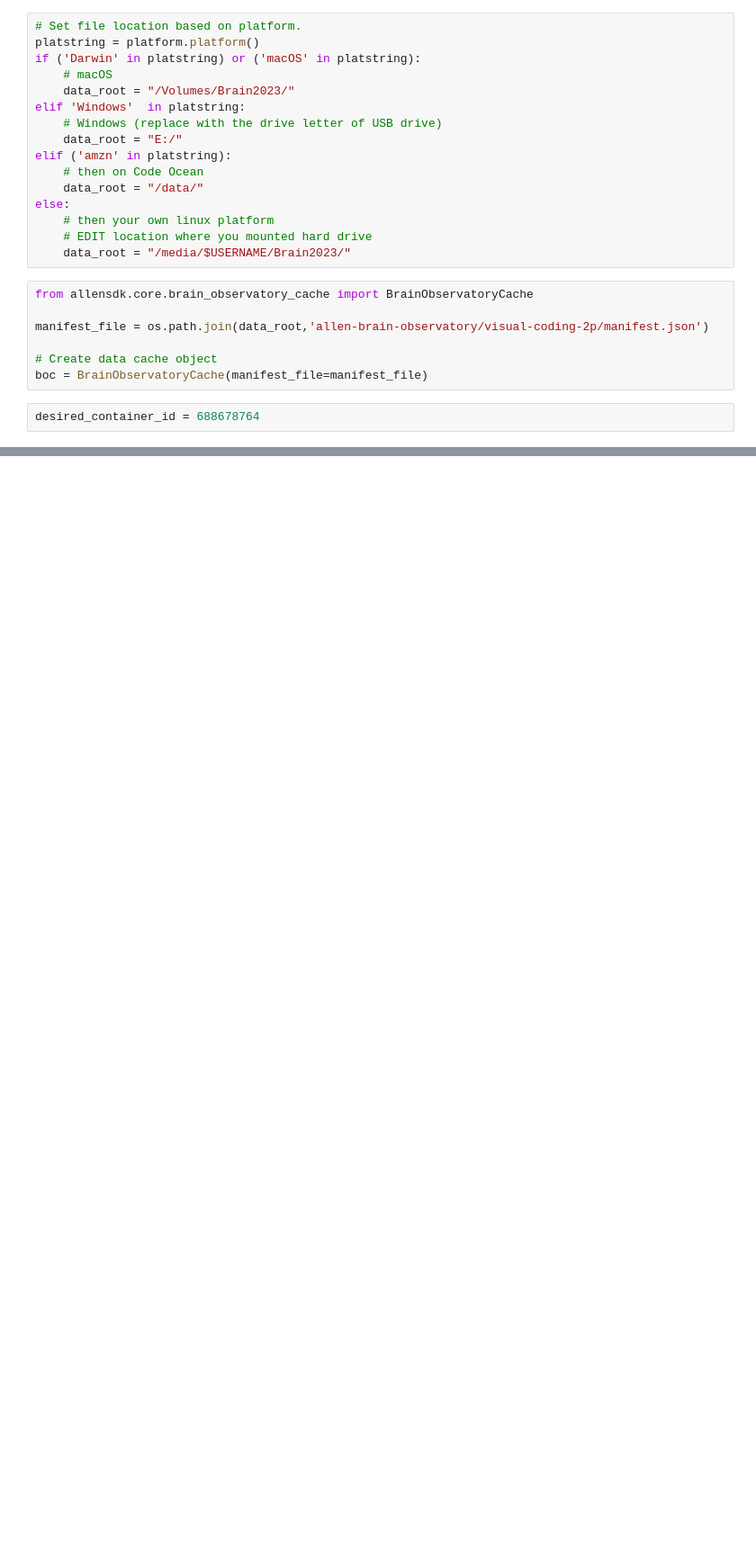
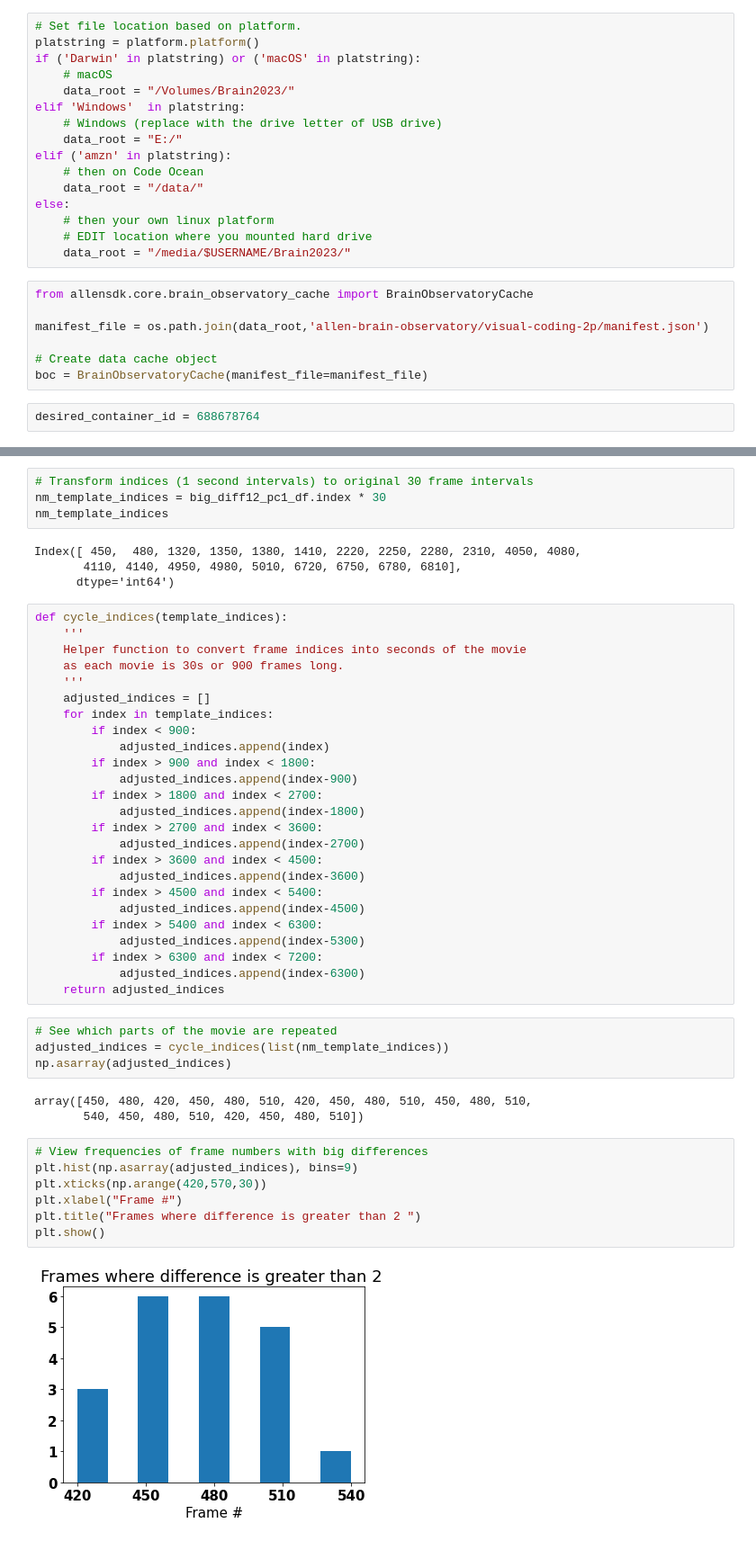
Before and after one commit to naomi-martin/swdb-representational-drift, a Jupyter notebook: code/pca_movie_one.ipynb, the cells around one changed output, grey strips where cells are left out. Shown at 90% size. Cells and saved outputs as stored; diff of their text form; blank space fills up the shorter version.

```diff
--- a/code/pca_movie_one.ipynb
+++ b/code/pca_movie_one.ipynb
@@ -53,0 +150,49 @@ session_indices_by_stimulus = {"drifting_gratings":"0",
+# %%
+# Transform indices (1 second intervals) to original 30 frame intervals
+nm_template_indices = big_diff12_pc1_df.index * 30
+nm_template_indices
+# %% [output]
+Index([ 450,  480, 1320, 1350, 1380, 1410, 2220, 2250, 2280, 2310, 4050, 4080,
+       4110, 4140, 4950, 4980, 5010, 6720, 6750, 6780, 6810],
+      dtype='int64')
+# %%
+def cycle_indices(template_indices):
+    '''
+    Helper function to convert frame indices into seconds of the movie
+    as each movie is 30s or 900 frames long.
+    '''
+    adjusted_indices = []
+    for index in template_indices:
+        if index < 900:
+            adjusted_indices.append(index)
+        if index > 900 and index < 1800:
+            adjusted_indices.append(index-900)
+        if index > 1800 and index < 2700:
+            adjusted_indices.append(index-1800)
+        if index > 2700 and index < 3600:
+            adjusted_indices.append(index-2700)
+        if index > 3600 and index < 4500:
+            adjusted_indices.append(index-3600)
+        if index > 4500 and index < 5400:
+            adjusted_indices.append(index-4500)
+        if index > 5400 and index < 6300:
+            adjusted_indices.append(index-5300)
+        if index > 6300 and index < 7200:
+            adjusted_indices.append(index-6300)
+    return adjusted_indices
+# %%
+# See which parts of the movie are repeated
+adjusted_indices = cycle_indices(list(nm_template_indices))
+np.asarray(adjusted_indices)
+# %% [output]
+array([450, 480, 420, 450, 480, 510, 420, 450, 480, 510, 450, 480, 510,
+       540, 450, 480, 510, 420, 450, 480, 510])
+# %%
+# View frequencies of frame numbers with big differences
+plt.hist(np.asarray(adjusted_indices), bins=9)
+plt.xticks(np.arange(420,570,30))
+plt.xlabel("Frame #")
+plt.title("Frames where difference is greater than 2 ")
+plt.show()
+# %% [output]
+[figure, added]
```
Also changed, not shown: parts of 38 cells of this notebook, 15 other files.
